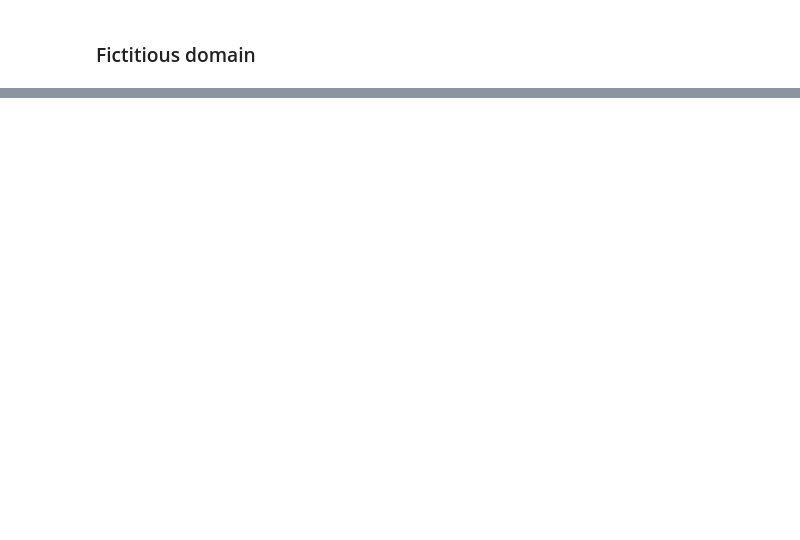
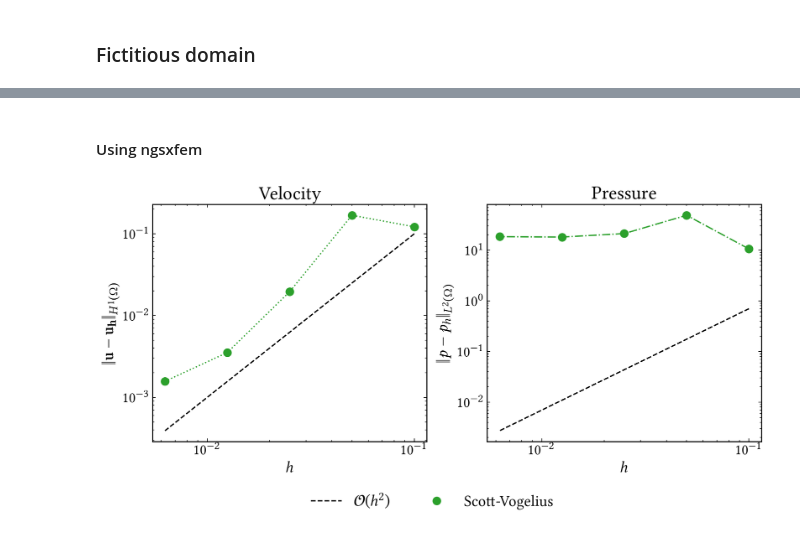
Before and after one commit to CutFEM/CutFEM-Library, a Jupyter notebook: notebook/stokes/stokes.ipynb, the cells around one changed output, grey strips where cells are left out. Drawn from its saved outputs; the diff is of its cells as text; code cells hidden in the pictures; blank space fills up the shorter version.

```diff
--- a/notebook/stokes/stokes.ipynb
+++ b/notebook/stokes/stokes.ipynb
@@ -354,0 +364,74 @@ plt.show()
+# %% [markdown]
+#### Using ngsxfem
+# %%
+# lambda = 4e3
+L2_err_u_sv = [0.007547051826597641, 0.010254969681063427, 0.001063809319694126, 0.0001698552456614383, 7.06403502997172e-05]
+H1_err_u_sv = [0.1217165571982183, 0.1685085488422865, 0.01957246858848672, 0.003529273176041218, 0.001570997394058067]
+L2_err_p_sv = [10.581862889768441, 48.85445911321952, 21.242338223895786, 18.15082906502437, 18.470052274602885]
+#pwise_div_sv =
+
+
+# Taylor-Hood (Clough-Tocher refinement)
+# error_u_th =
+# error_p_th =
+# H1_err_u_th =
+# err_div_th =
+
+# BDM1 x P0 (regular mesh)
+# error_u_bdm =
+# error_p_bdm =
+# err_grad_bdm =
+# err_div_bdm =
+
+h = [0.1, 0.05, 0.025, 0.0125, 0.00625]
+
+
+# plt.loglog(h, 1e1*np.power(h, 2), label=r"$\mathcal{O}(h^2)$", linestyle="--", color="black")
+# plt.loglog(h, H1_err_u_sv, linestyle=":",  marker='o', markersize=9, color="C2")
+# plt.xlabel(r"$h$", fontsize=18)
+# plt.tick_params(axis='both', which='major', labelsize=17)
+# plt.ylabel(r"$\|\mathbf{u}-\mathbf{u_h}\|_{H^1(\Omega)}$", fontsize=18)
+# plt.legend(fontsize=22)
+# #plt.savefig("velocity_error_lambda5e4.pdf")
+# plt.show()
+
+# plt.loglog(h, 7.e1*np.power(h, 2), label=r"$\mathcal{O}(h^2)$", linestyle="--", color="black")
+# plt.loglog(h, L2_err_p_sv, linestyle=":",  marker='o', markersize=9, color="C2")
+# plt.xlabel(r"$h$", fontsize=18)
+# plt.tick_params(axis='both', which='major', labelsize=17)
+# plt.ylabel(r"$\|p-p_h\|_{L^2(\Omega)}$", fontsize=18)
+# plt.legend(fontsize=22)
+# plt.savefig("pressure_error_lambda5e4.pdf")
+# plt.show()
+
+
+fig, (ax1, ax2) = plt.subplots(1, 2, figsize=(11, 5))
+#ax1.loglog(h, 7.e-2*np.power(h, 2), linestyle="--", color="black")
+#ax1.loglog(h, 2e1*np.power(h, 3), label=r"$\mathcal{O}(h^{3})$", linestyle="-", color="black")
+ax1.loglog(h, 1e1*np.power(h, 2), linestyle="--", color="black")
+ax2.loglog(h, 7.e1*np.power(h, 2), label=r"$\mathcal{O}(h^{2})$", linestyle="--", color="black")
+
+ax1.loglog(h, H1_err_u_sv, linestyle=":",  marker='o', markersize=9, color="C2")
+ax1.set_xlabel(r"$h$", fontsize=18)
+ax1.tick_params(axis='both', which='major', labelsize=17)
+ax1.set_ylabel(r"$\|\mathbf{u}-\mathbf{u_h}\|_{H^1(\Omega)}$", fontsize=18)
+ax1.set_title(r"Velocity")
+
+ax2.loglog(h, L2_err_p_sv, linestyle="-.",  marker='o', markersize=9, color="C2")
+#ax2.loglog([],[], linestyle="None", label=" ")
+ax2.loglog([],[], linestyle="None",  marker='o', markersize=9, color="C2", label=r"Scott-Vogelius")
+#ax2.loglog([],[], linestyle="None",  marker='s', markersize=9, color="C0", label=r"Taylor-Hood")
+ax2.set_title(r"Pressure")
+ax2.set_xlabel(r"$h$", fontsize=18)
+ax2.tick_params(axis='both', which='major', labelsize=17)
+ax2.set_ylabel(r"$\|p-p_h\|_{L^2(\Omega)}$", fontsize=18)
+
+
+handles, labels = [(a + b) for a, b in zip(ax1.get_legend_handles_labels(), ax2.get_legend_handles_labels())]
+fig.legend(handles, labels, loc='lower center', ncols=2, bbox_to_anchor=(0.5, -0.125), fontsize=18, frameon=False)
+fig.tight_layout()
+#plt.savefig("scott_vogelius_lambda4e3.pdf")
+plt.tight_layout()
+plt.show()
+# %% [output]
+[figure, added]
```
Also changed, not shown: parts of 4 cells of this notebook, 1 other file.
